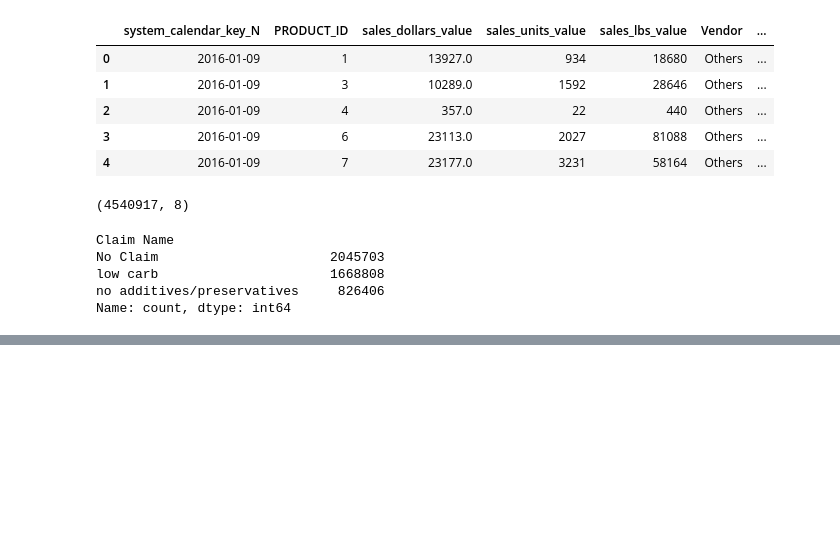
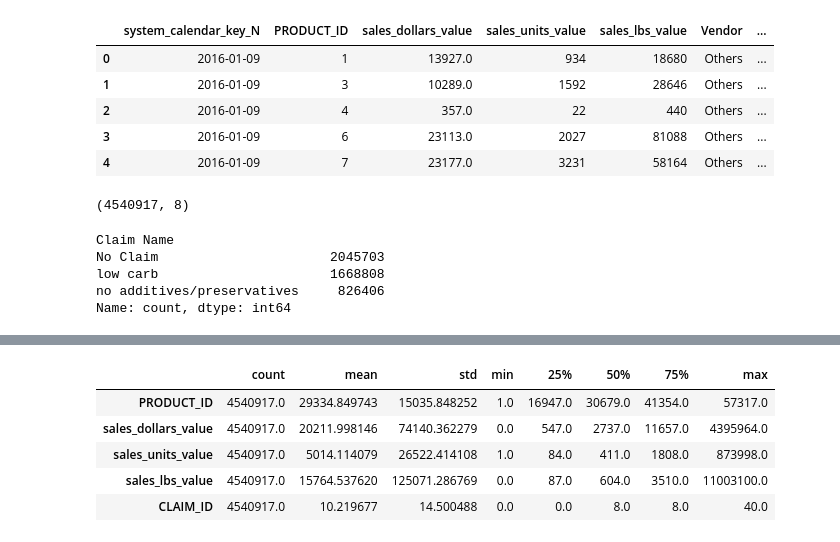
Before and after one commit to karthikeya-1508/ML_prac_files, a Jupyter notebook: Regression_Projects/Sales_project/sales_project.ipynb, the cells around one changed output, grey strips where cells are left out. Drawn from its saved outputs; the diff is of its cells as text; code cells hidden in the pictures; blank space fills up the shorter version.

```diff
--- a/Regression_Projects/Sales_project/sales_project.ipynb
+++ b/Regression_Projects/Sales_project/sales_project.ipynb
@@ -737,0 +774,9 @@ Name: count, dtype: int64
+# %%
+base_dataset.describe().T
+# %% [output]
+|  | count | mean | std | min | 25% | 50% | 75% | max |
+| PRODUCT_ID | 4540917.0 | 29334.849743 | 15035.848252 | 1.0 | 16947.0 | 30679.0 | 41354.0 | 57317.0 |
+| sales_dollars_value | 4540917.0 | 20211.998146 | 74140.362279 | 0.0 | 547.0 | 2737.0 | 11657.0 | 4395964.0 |
+| sales_units_value | 4540917.0 | 5014.114079 | 26522.414108 | 1.0 | 84.0 | 411.0 | 1808.0 | 873998.0 |
+| sales_lbs_value | 4540917.0 | 15764.537620 | 125071.286769 | 0.0 | 87.0 | 604.0 | 3510.0 | 11003100.0 |
+| CLAIM_ID | 4540917.0 | 10.219677 | 14.500488 | 0.0 | 0.0 | 8.0 | 8.0 | 40.0 |
```
Also changed, not shown: parts of 22 cells of this notebook.
